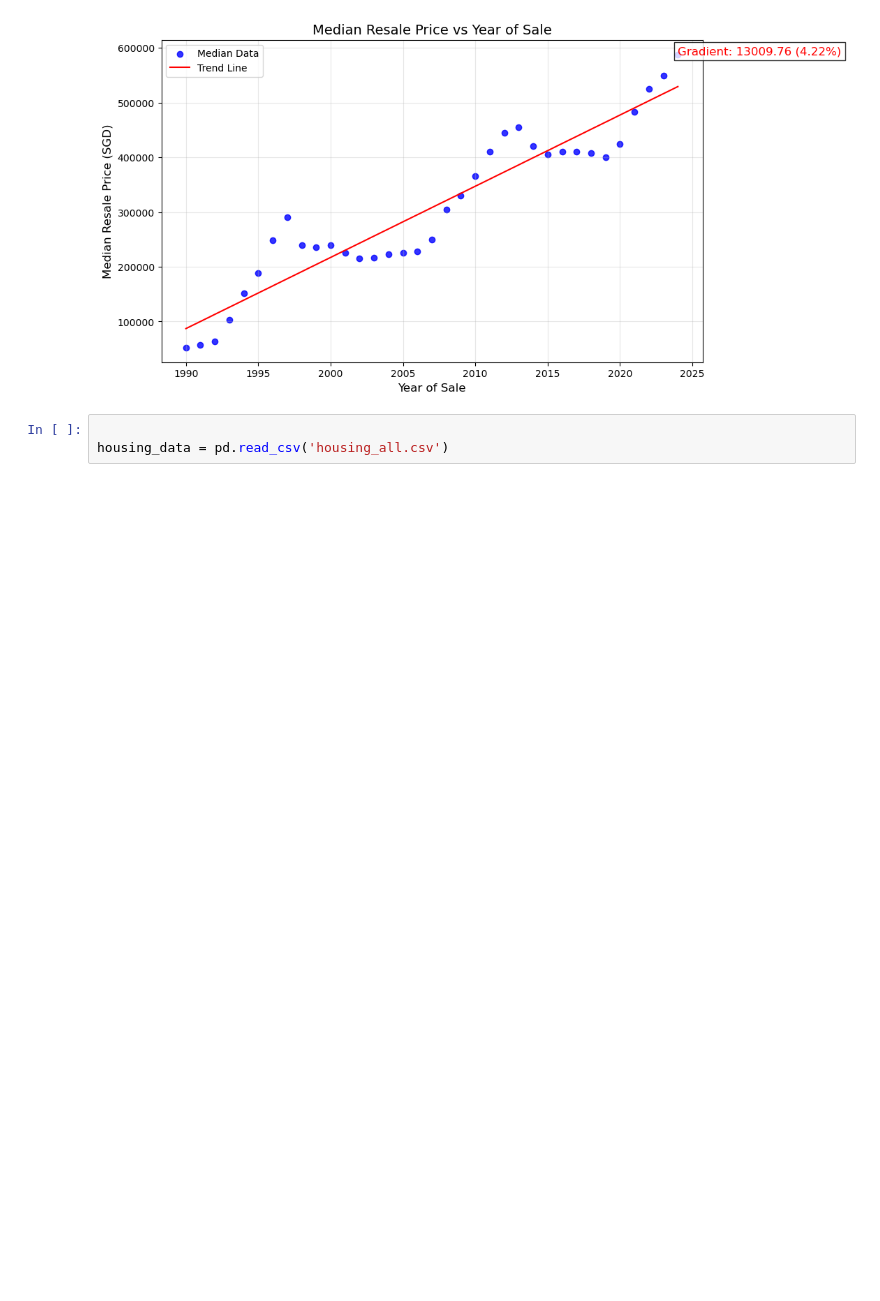
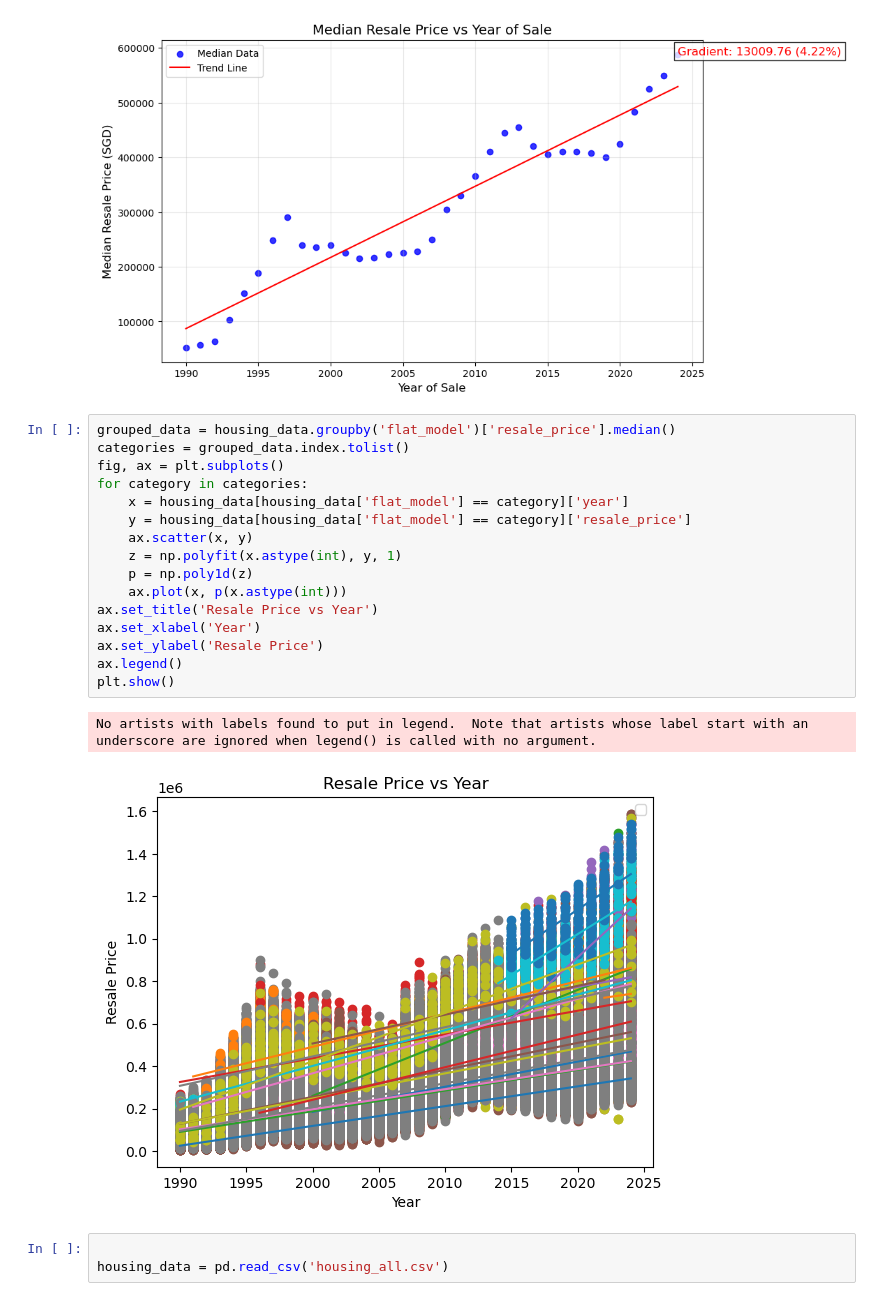
Before and after one commit to bossman2406/Housing-Prices-AI, a Jupyter notebook: data_visualisation.ipynb, the cells around one changed output. Drawn from its saved outputs; the diff is of its cells as text; blank space fills up the shorter version.

```diff
--- a/data_visualisation.ipynb
+++ b/data_visualisation.ipynb
@@ -601,6 +619,25 @@ plt.grid(alpha=0.3)
 plt.show()
 # %% [output]
 [figure]
+# %%
+grouped_data = housing_data.groupby('flat_model')['resale_price'].median()
+categories = grouped_data.index.tolist()
+fig, ax = plt.subplots()
+for category in categories:
+    x = housing_data[housing_data['flat_model'] == category]['year']
+    y = housing_data[housing_data['flat_model'] == category]['resale_price']
+    ax.scatter(x, y)
+    z = np.polyfit(x.astype(int), y, 1)
+    p = np.poly1d(z)
+    ax.plot(x, p(x.astype(int)))
+ax.set_title('Resale Price vs Year')
+ax.set_xlabel('Year')
+ax.set_ylabel('Resale Price')
+ax.legend()
+plt.show()
+# %% [output]
+No artists with labels found to put in legend.  Note that artists whose label start with an underscore are ignored when legend() is called with no argument.
+[figure, added]
 # %%
 
 housing_data = pd.read_csv('housing_all.csv')
```
Also changed, not shown: parts of 11 cells of this notebook, 3 other files.
